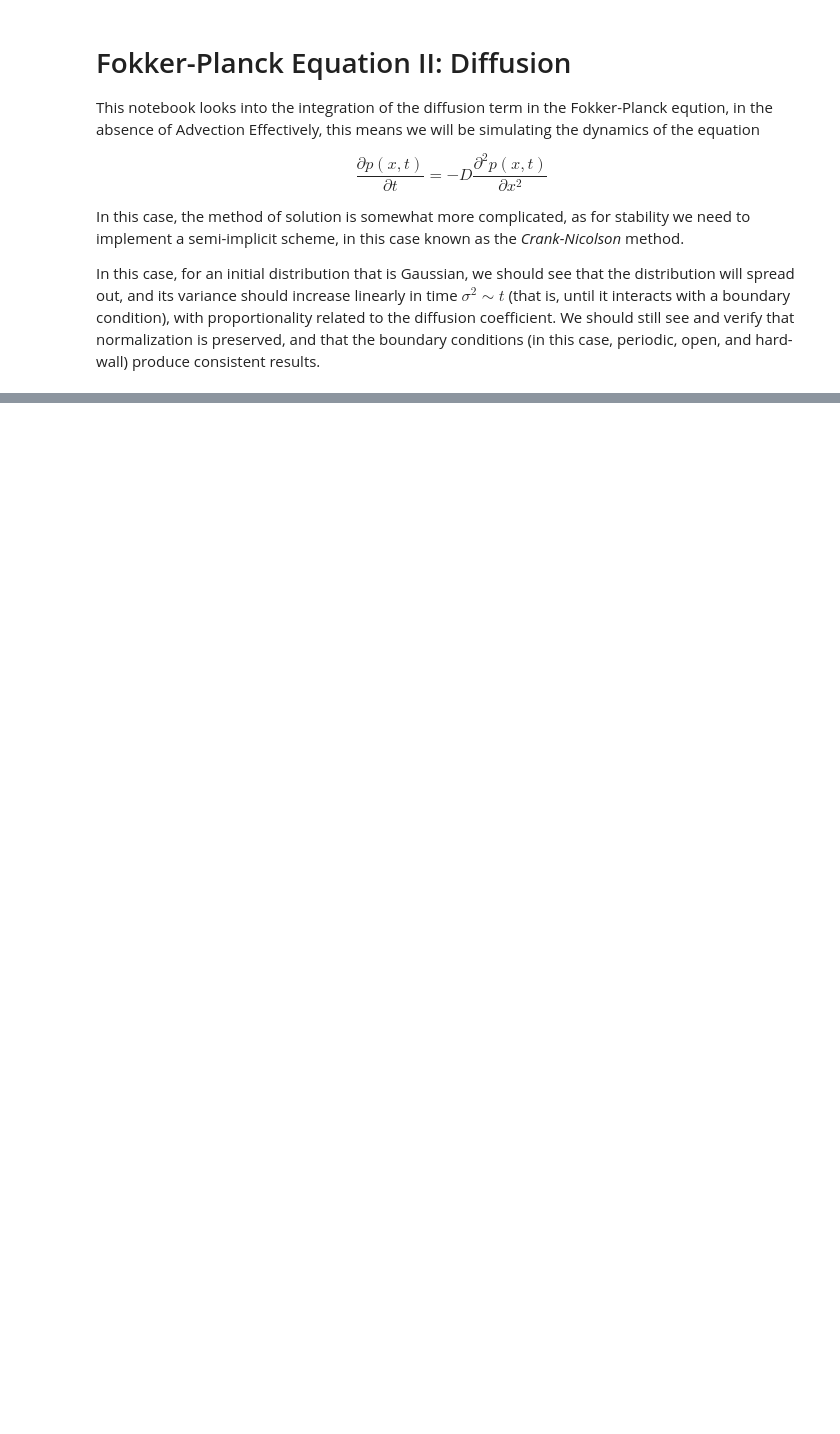
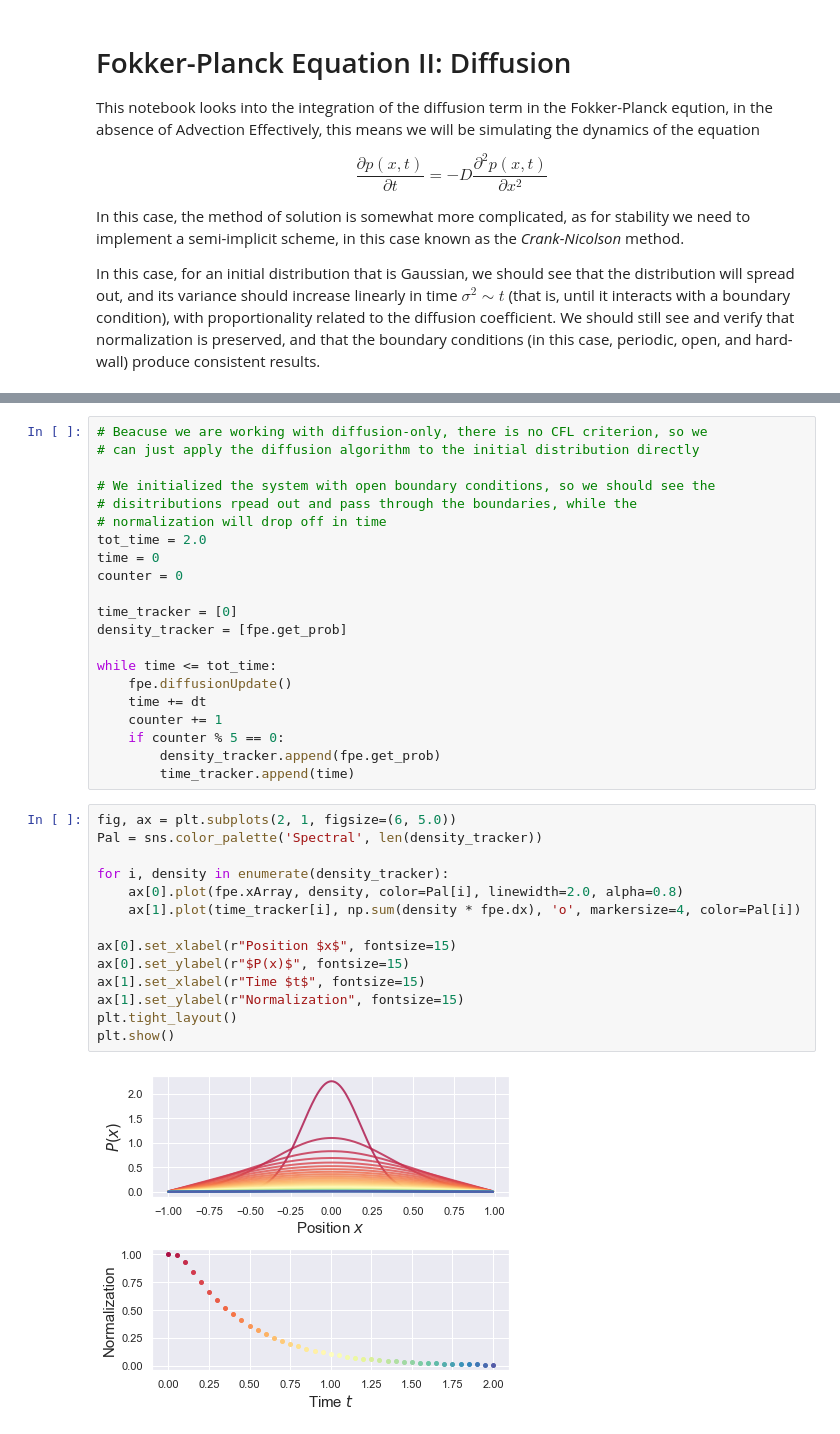
Before and after one commit to StevenJLarge/FokkerPlanck, a Jupyter notebook: notebooks/02-slarge-diffusion.ipynb, the cells around one changed output, grey strips where cells are left out. Saved outputs shown, nothing was run; the diff lists cells and outputs as text; blank space fills up the shorter version.

```diff
--- a/notebooks/02-slarge-diffusion.ipynb
+++ b/notebooks/02-slarge-diffusion.ipynb
@@ -33,0 +54,37 @@ TypeError: Can't instantiate abstract class FPE_Integrator_1D with abstract meth
+# %%
+# Beacuse we are working with diffusion-only, there is no CFL criterion, so we
+# can just apply the diffusion algorithm to the initial distribution directly
+
+# We initialized the system with open boundary conditions, so we should see the
+# disitributions rpead out and pass through the boundaries, while the
+# normalization will drop off in time
+tot_time = 2.0
+time = 0
+counter = 0
+
+time_tracker = [0]
+density_tracker = [fpe.get_prob]
+
+while time <= tot_time:
+    fpe.diffusionUpdate()
+    time += dt
+    counter += 1
+    if counter % 5 == 0:
+        density_tracker.append(fpe.get_prob)
+        time_tracker.append(time)
+# %%
+fig, ax = plt.subplots(2, 1, figsize=(6, 5.0))
+Pal = sns.color_palette('Spectral', len(density_tracker))
+
+for i, density in enumerate(density_tracker):
+    ax[0].plot(fpe.xArray, density, color=Pal[i], linewidth=2.0, alpha=0.8)
+    ax[1].plot(time_tracker[i], np.sum(density * fpe.dx), 'o', markersize=4, color=Pal[i])
+
+ax[0].set_xlabel(r"Position $x$", fontsize=15)
+ax[0].set_ylabel(r"$P(x)$", fontsize=15)
+ax[1].set_xlabel(r"Time $t$", fontsize=15)
+ax[1].set_ylabel(r"Normalization", fontsize=15)
+plt.tight_layout()
+plt.show()
+# %% [output]
+[figure, added]
```
Also changed, not shown: parts of 9 cells of this notebook.
